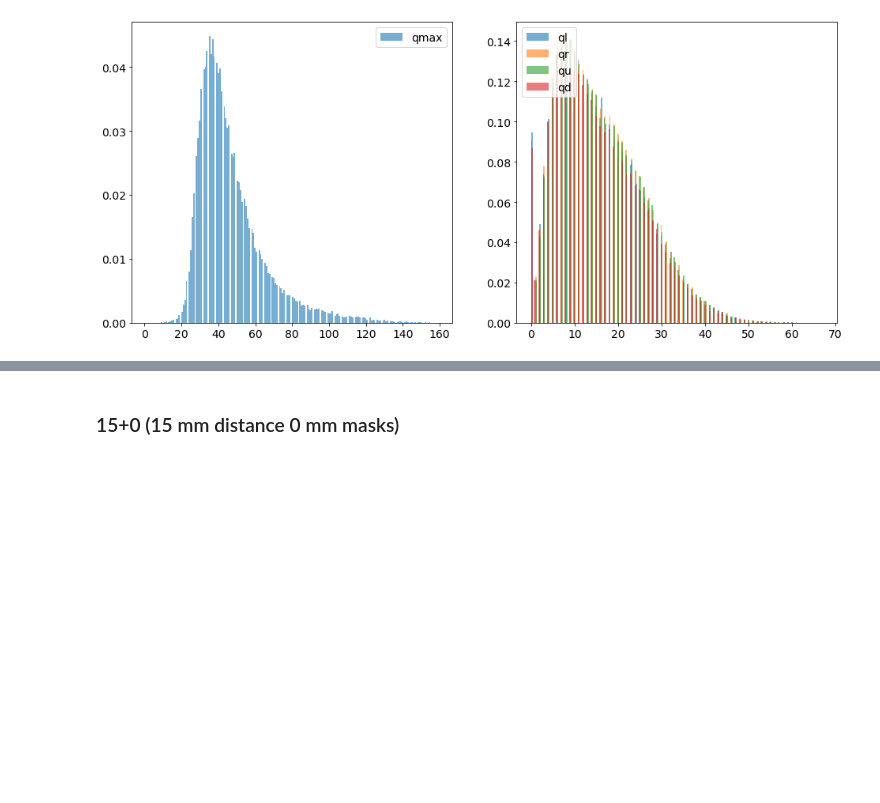
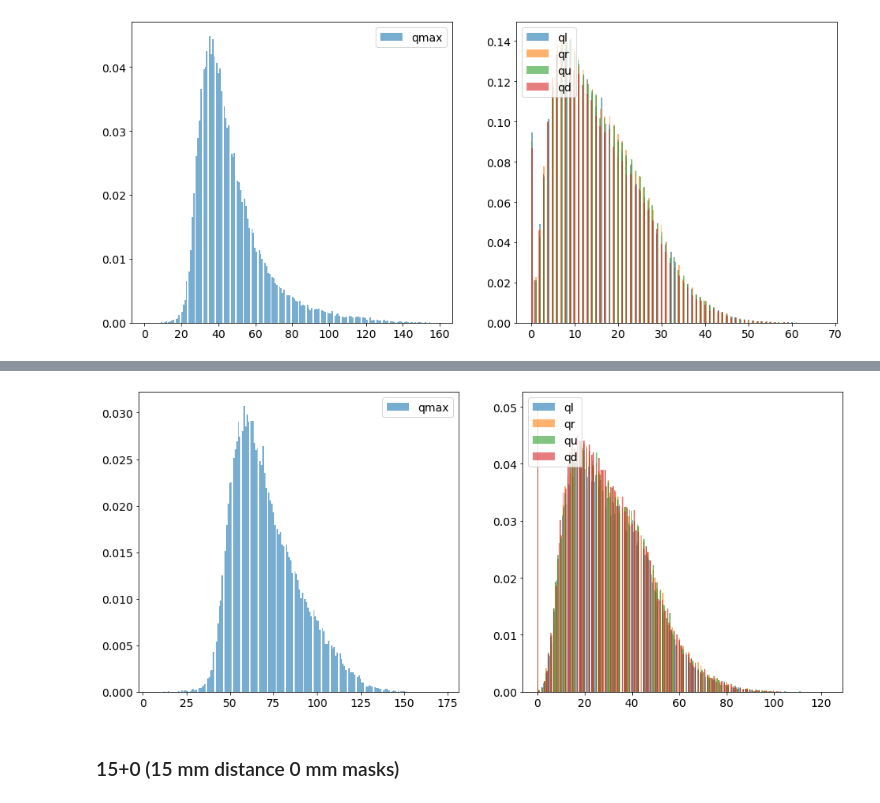
Before and after one commit to jjgomezcadenas/NextFlex, a Jupyter notebook: NB/kr_dst.ipynb, the cells around one changed output, grey strips where cells are left out. Saved outputs shown, nothing was run; the diff lists cells and outputs as text; code cells hidden in the pictures; blank space fills up the shorter version.

```diff
--- a/NB/kr_dst.ipynb
+++ b/NB/kr_dst.ipynb
@@ -172,3 +181,7 @@ q_sipm(krdst,  bins=200, figsize=(16,7), alpha=0.6)
+# %%
+q_sipm(krdst,  bins=200, figsize=(16,7), alpha=0.6)
+# %% [output]
+[figure, added]
 # %% [markdown]
 ### 15+0 (15 mm distance 0 mm masks)
 # %%
```
Also changed, not shown: parts of 16 cells of this notebook, 2 other files.
